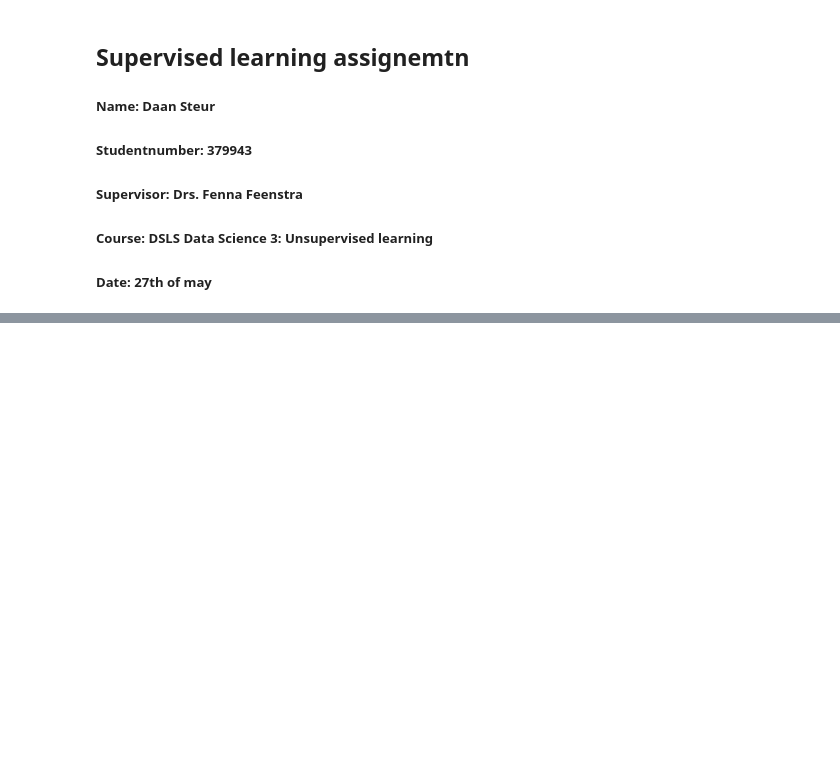
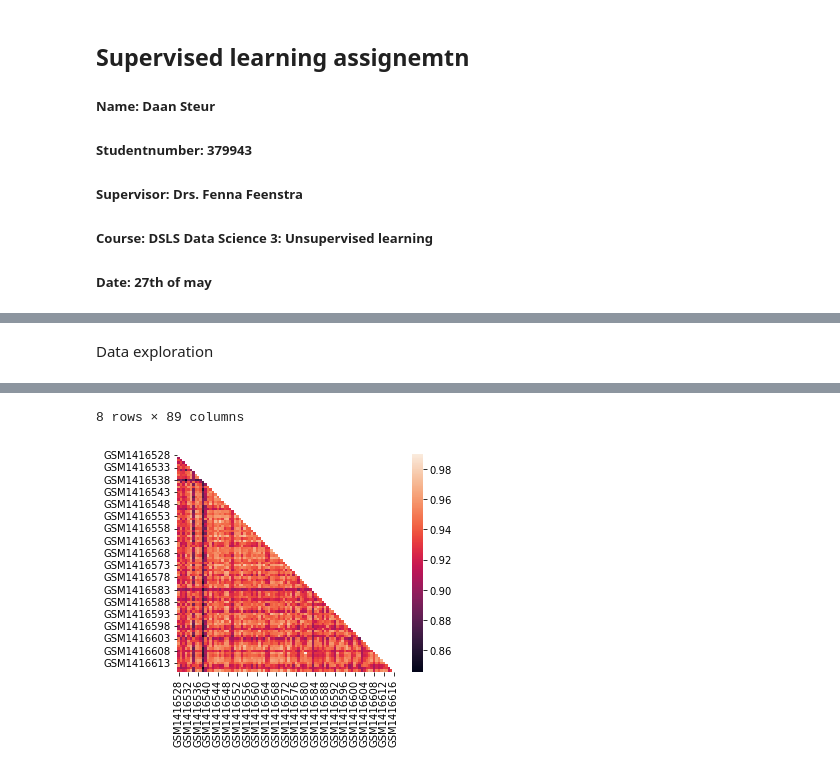
Before and after one commit to DaLuSt/DSLS-DS3-Machine-learning, a Jupyter notebook: Unsupervised-learning/Unsupervised_Assingment_DaanSteur_379943_DSLS.ipynb, the cells around one changed output, grey strips where cells are left out. Cells and saved outputs as stored; diff of their text form; code cells hidden in the pictures; blank space fills up the shorter version.

```diff
--- a/Unsupervised-learning/Unsupervised_Assingment_DaanSteur_379943_DSLS.ipynb
+++ b/Unsupervised-learning/Unsupervised_Assingment_DaanSteur_379943_DSLS.ipynb
@@ -40,8 +49,0 @@ meta
-# %%
-# read in genetic data
-data = pd.read_table('data/GSE58661_series_matrix.txt.gz', sep='\t', skiprows=62, index_col=0)
-# remove last column with end of table text
-data.drop(index=data.index[-1],
-        axis=0,
-        inplace=True)
-data
@@ -62,0 +66,15 @@ data
+# %% [markdown]
+Data exploration
+# %%
+# Calculate correlation between each pair of variable
+corr_matrix=data.corr()
+
+# Can be great to plot only a half matrix
+# Generate a mask for the upper triangle
+mask = np.zeros_like(corr_matrix)
+mask[np.triu_indices_from(mask)] = True
+
+# Draw the heatmap with the mask
+sns.heatmap(corr_matrix, mask=mask, square=True)
+data.describe()
+# %% [output]
@@ -62,0 +90,2 @@ data
+8 rows × 89 columns
+[figure, added]
```
Also changed, not shown: parts of 13 cells of this notebook, 1 other file.
